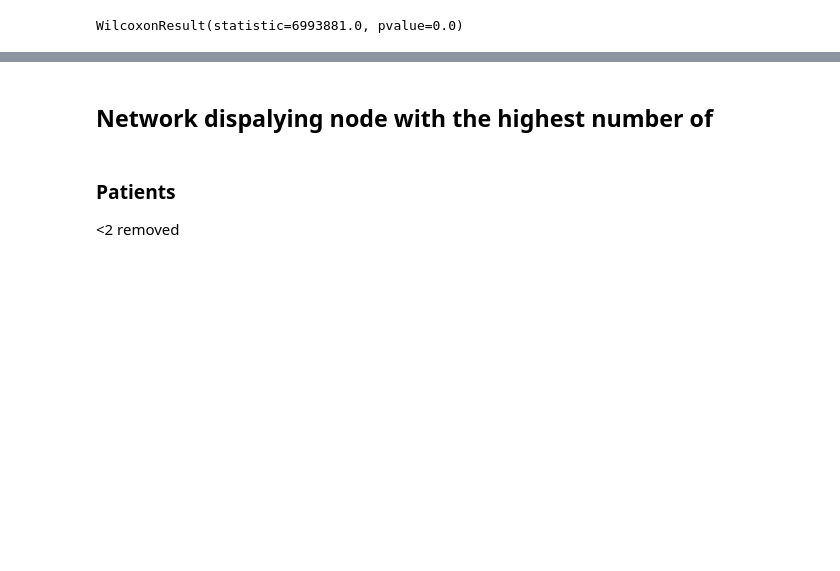
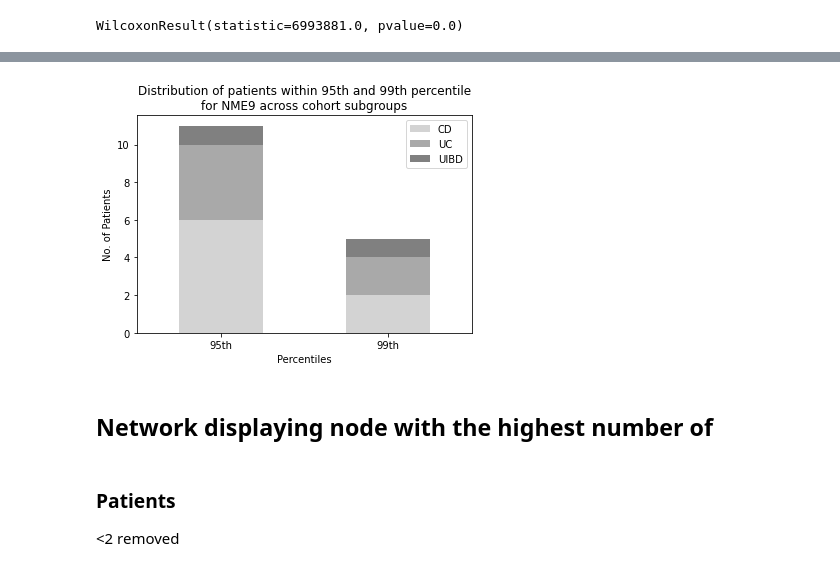
Before and after one commit to TomDoyleee/GenePy_Network_Integration, a Jupyter notebook: Results.ipynb, the cells around one changed output, grey strips where cells are left out. Saved outputs shown, nothing was run; the diff lists cells and outputs as text; code cells hidden in the pictures; blank space fills up the shorter version.

```diff
--- a/Results.ipynb
+++ b/Results.ipynb
@@ -129,5 +220,25 @@ WilcoxonResult(statistic=6993881.0, pvalue=0.0)
+# %%
+# NME9
+df = pd.DataFrame([['95th', 6, 4, 1],
+                   ['99th', 2, 2, 1]],
+                  columns=['Percentile', 'CD', 'UC', 'UIBD'])
+'''
+plt.bar(x, CD, hatch='///')
+plt.bar(x, UC, bottom=CD, )
+plt.bar(x, UIBD, bottom=CD+UC, color='b')
+#plt.bar(x, NOT_IBD, bottom=CD+UC+UIBD,color='gray')
+'''
+df.plot(x='Percentile', kind='bar', stacked=True, color=['lightgrey','darkgrey','grey'])
+plt.xlabel("Percentiles")
+plt.ylabel("No. of Patients")
+#plt.legend(["CD","UC","UIBD", "NOT_IBD"])
+plt.title("Distribution of patients within 95th and 99th percentile\nfor NME9 across cohort subgroups")
+plt.xticks(rotation = 360)
+plt.savefig("NME3_dist.png",dpi=300)
+# %% [output]
+[figure, added]
 # %% [markdown]
-## Network dispalying node with the highest number of
+## Network displaying node with the highest number of
 # %% [markdown]
 ### Patients
 <2 removed
```
Also changed, not shown: parts of 10 cells of this notebook.
